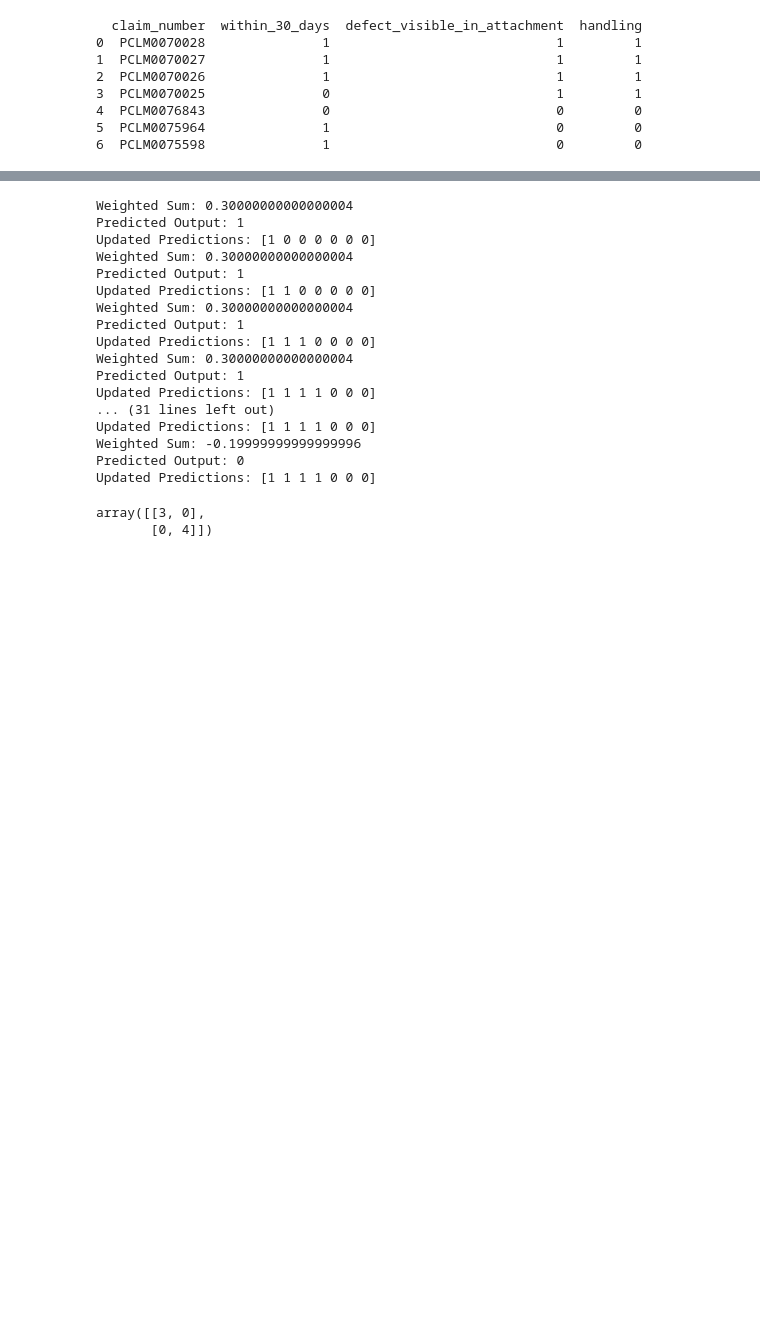
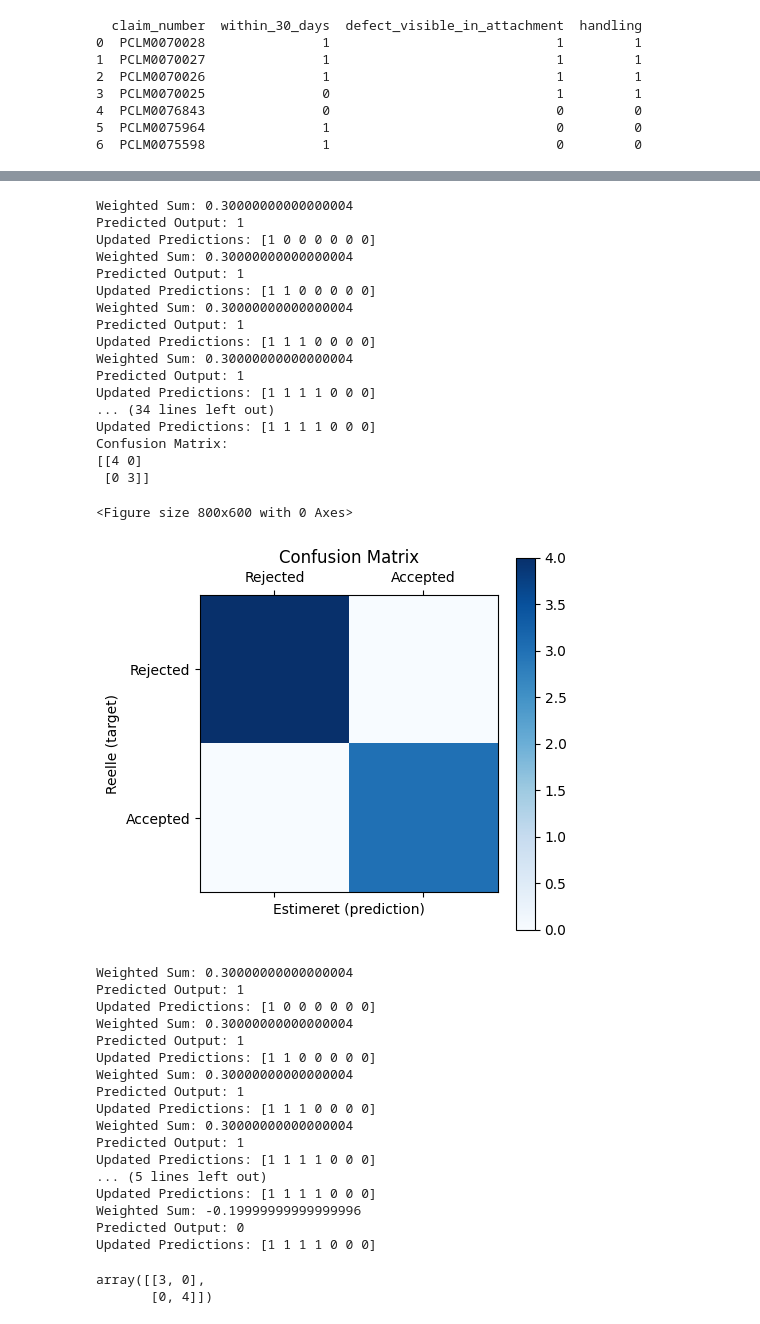
Before and after one commit to Carl-l-l/eop_pyperceptron, a Jupyter notebook: test.ipynb, the cells around one changed output, grey strips where cells are left out. Saved outputs shown, nothing was run; the diff lists cells and outputs as text; code cells hidden in the pictures; blank space fills up the shorter version.

Commit message:
New claim perceptron notebook, and evaluation methods to PyPerceptron class

```diff
--- a/test.ipynb
+++ b/test.ipynb
@@ -200,7 +200,7 @@ To load this data, we will use the `pandas` library. The data is stored in a CSV
 # %%
 import pandas as pd
 
-claims_data = pd.read_csv("claims_example_2d.csv", sep=";")
+claims_data = pd.read_csv("data/claims_example_2d.csv", sep=";")
 print(claims_data)
 # %% [output]
   claim_number  within_30_days  defect_visible_in_attachment  handling
@@ -267,8 +267,8 @@ plt.figure(figsize=(8, 6))
 plt.matshow(p.confusion_matrix(y_claims, p.predict(X_claims_data)), cmap='Blues', interpolation='nearest')
 plt.title("Confusion Matrix")
 plt.colorbar()
-plt.xlabel("Predicted")
-plt.ylabel("Actual")
+plt.xlabel("Estimeret (prediction)")
+plt.ylabel("Reelle (target)")
 plt.xticks([0, 1], ["Rejected", "Accepted"])
 plt.yticks([0, 1], ["Rejected", "Accepted"])
 plt.show()
@@ -278,36 +278,55 @@ X_claims:  [[1 1]
  [1 1]
  [1 1]
  [0 1]
  [0 0]
  [1 0]
  [1 0]]
 Target:  [1 1 1 1 0 0 0]
 ----------------------------------------
 Epoch 1/1000
 Input: [1. 1. 1.], Output: 1
 Weighted Sum: 1.5
 ... (145 lines left out)
 Error: 0
 No weight update needed
 Converged! After 4 epochs.
 Final Weights: [-2.00000000e-01  2.77555756e-17  5.00000000e-01]
 [figure]
 Weighted Sum: 0.30000000000000004
 Predicted Output: 1
 Updated Predictions: [1 0 0 0 0 0 0]
 Weighted Sum: 0.30000000000000004
 Predicted Output: 1
 Updated Predictions: [1 1 0 0 0 0 0]
 Weighted Sum: 0.30000000000000004
 Predicted Output: 1
 Updated Predictions: [1 1 1 0 0 0 0]
 Weighted Sum: 0.30000000000000004
 Predicted Output: 1
 Updated Predictions: [1 1 1 1 0 0 0]
-... (31 lines left out)
+... (34 lines left out)
 Updated Predictions: [1 1 1 1 0 0 0]
-Weighted Sum: -0.19999999999999996
-Predicted Output: 0
-Updated Predictions: [1 1 1 1 0 0 0]
+Confusion Matrix:
+[[4 0]
+ [0 3]]
-array([[3, 0],
-       [0, 4]])
+<Figure size 800x600 with 0 Axes>
+[figure, added]
+Weighted Sum: 0.30000000000000004
+Predicted Output: 1
+Updated Predictions: [1 0 0 0 0 0 0]
+Weighted Sum: 0.30000000000000004
+Predicted Output: 1
+Updated Predictions: [1 1 0 0 0 0 0]
+Weighted Sum: 0.30000000000000004
+Predicted Output: 1
+Updated Predictions: [1 1 1 0 0 0 0]
+Weighted Sum: 0.30000000000000004
+Predicted Output: 1
+Updated Predictions: [1 1 1 1 0 0 0]
+... (5 lines left out)
+Updated Predictions: [1 1 1 1 0 0 0]
+Weighted Sum: -0.19999999999999996
+Predicted Output: 0
+Updated Predictions: [1 1 1 1 0 0 0]
+array([[3, 0],
+       [0, 4]])
```
Also changed, not shown: 6 other files.
